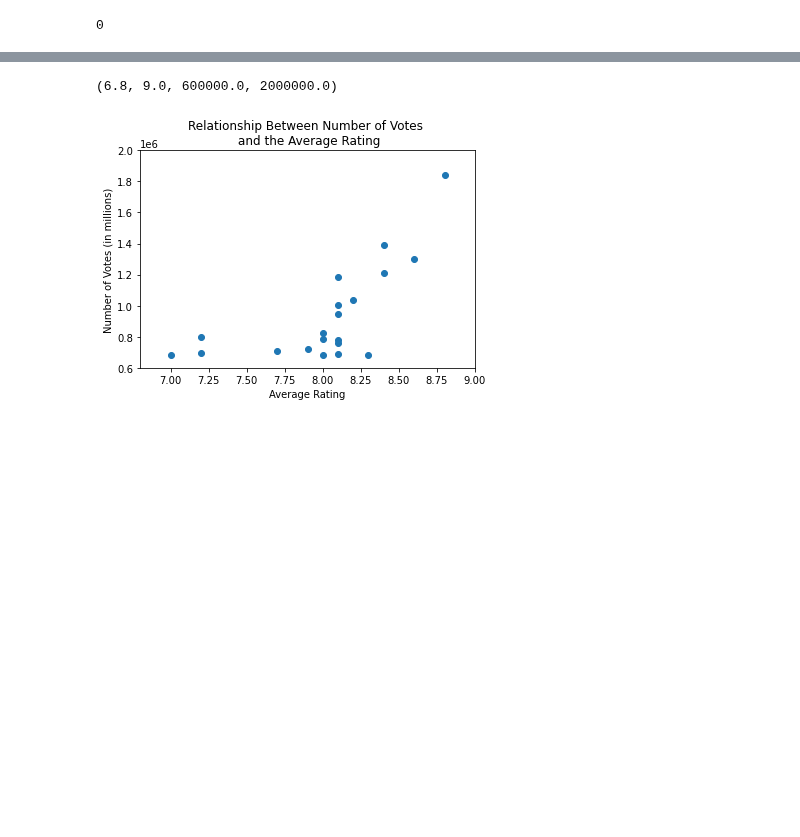
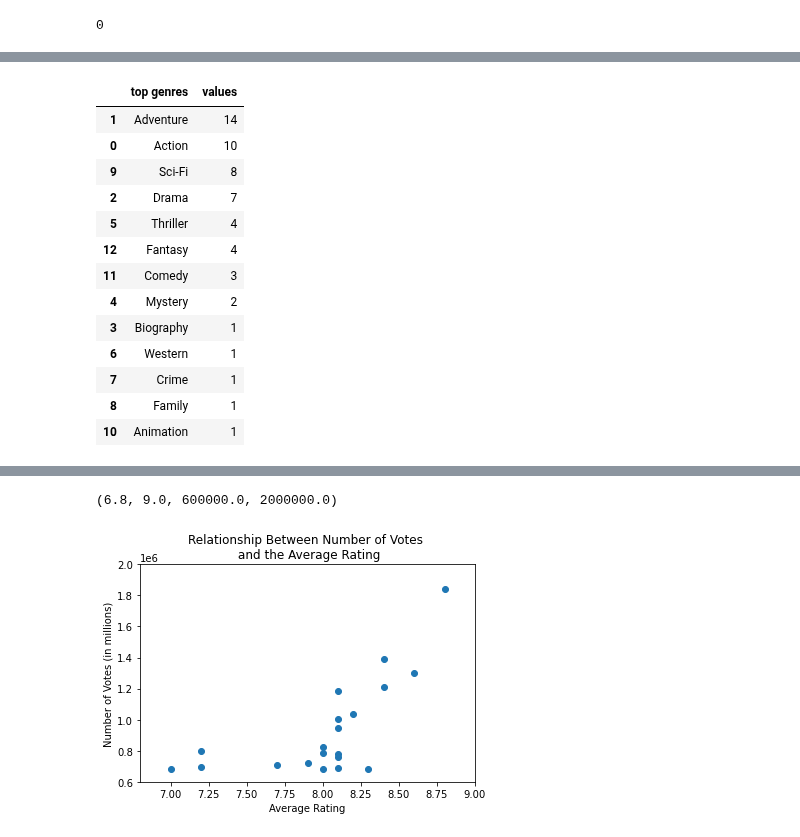
Before and after one commit to epradojr/Microsoft-Movie-Studio-Business-Proposition, a Jupyter notebook: imdb_tables.ipynb, the cells around one changed output, grey strips where cells are left out. Drawn from its saved outputs; the diff is of its cells as text; code cells hidden in the pictures; blank space fills up the shorter version.

```diff
--- a/imdb_tables.ipynb
+++ b/imdb_tables.ipynb
@@ -253 +279,23 @@ top_numgenres_count = [{'Action': 10},
+# %%
+df_top_genres = pd.DataFrame({'top genres': [var for var in top_numgenres_count.keys()],
+                              'values': [var for var in top_numgenres_count.values()]})
+
+df_top_genres = df_top_genres.sort_values(by='values', ascending=False)
+
+df_top_genres
+# %% [output]
+|  | top genres | values |
+| 1 | Adventure | 14 |
+| 0 | Action | 10 |
+| 9 | Sci-Fi | 8 |
+| 2 | Drama | 7 |
+| 5 | Thriller | 4 |
+| 12 | Fantasy | 4 |
+| 11 | Comedy | 3 |
+| 4 | Mystery | 2 |
+| 3 | Biography | 1 |
+| 6 | Western | 1 |
+| 7 | Crime | 1 |
+| 8 | Family | 1 |
+| 10 | Animation | 1 |
 # %%
```
Also changed, not shown: parts of 16 cells of this notebook.
